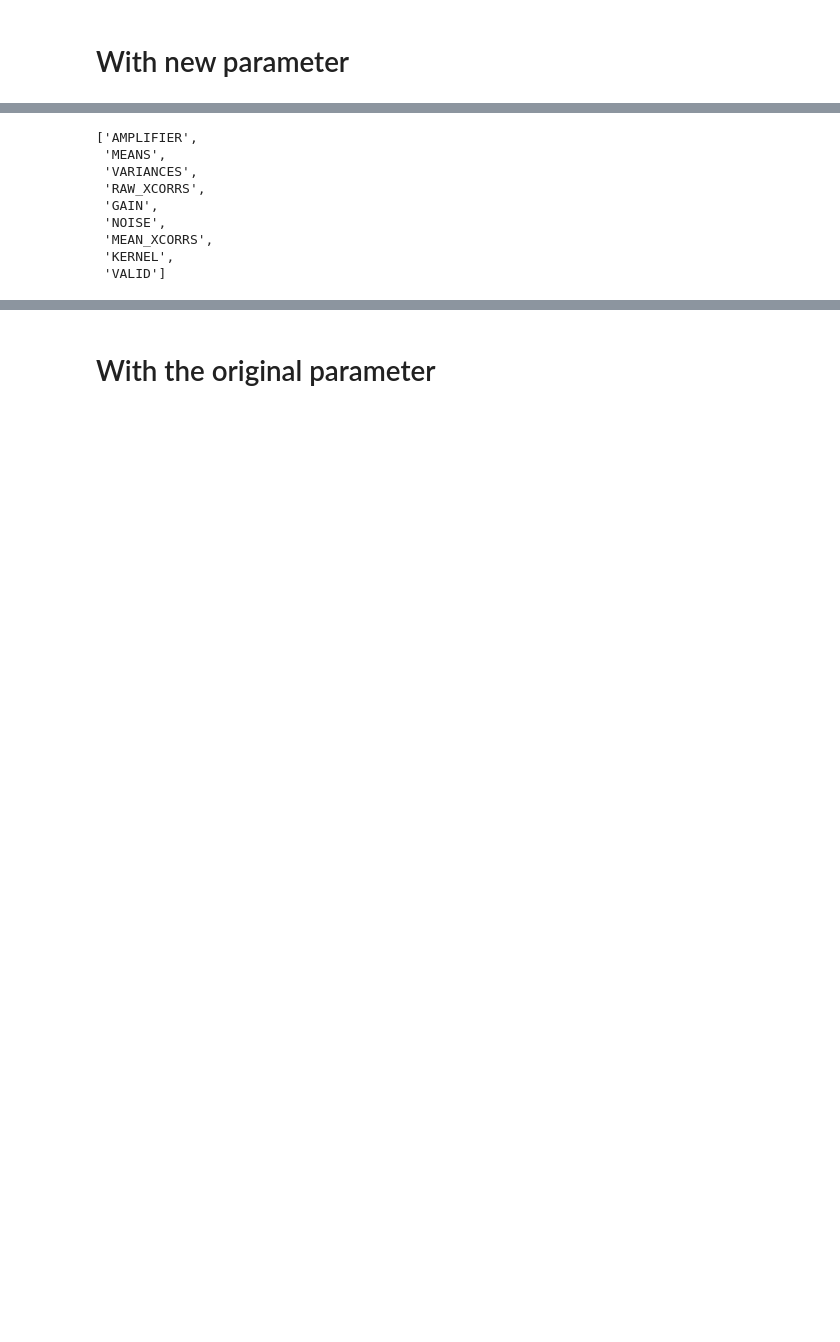
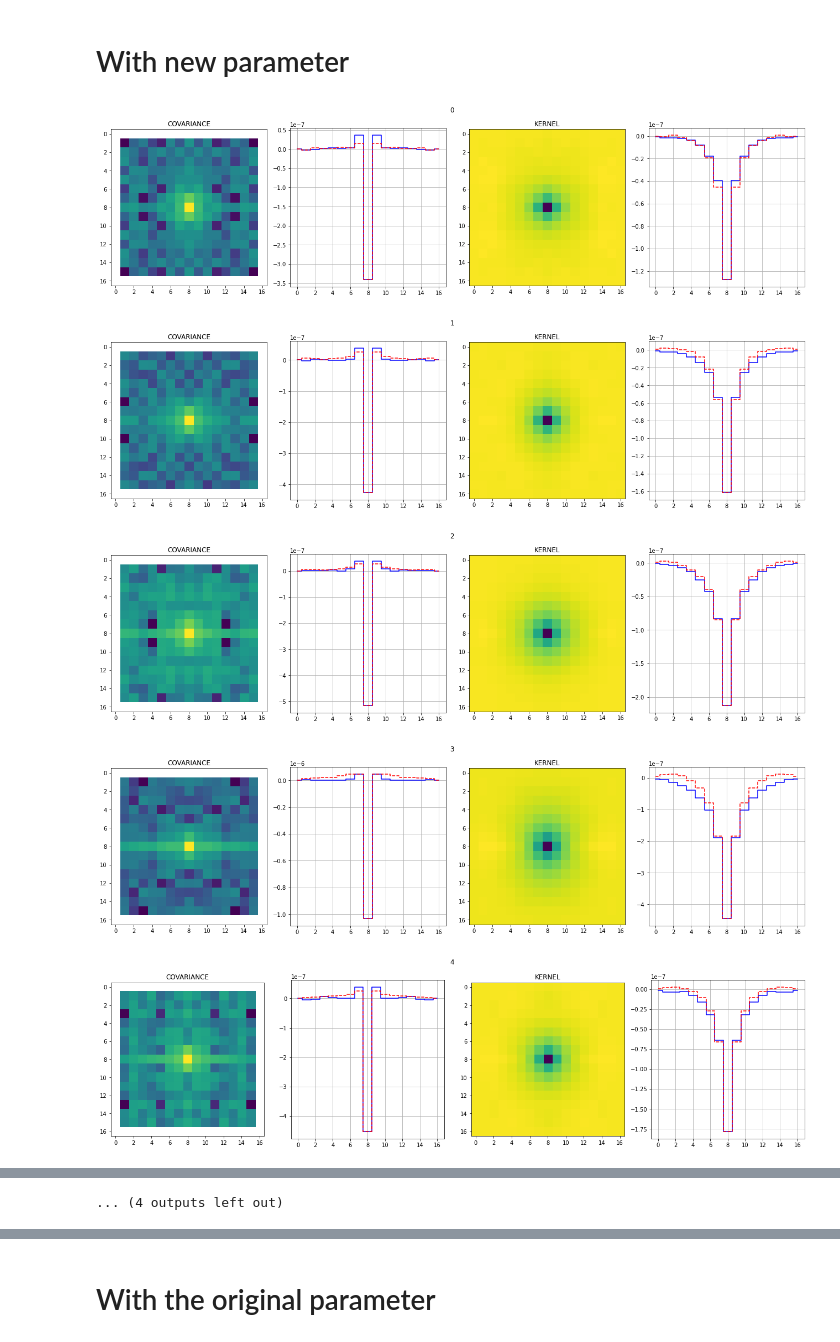
Before and after one commit to youtsumi/ButlerGen3Work, a Jupyter notebook: PTCCovKernelPlot.ipynb, the cells around one changed output, grey strips where cells are left out. Drawn from its saved outputs; the diff is of its cells as text; code cells hidden in the pictures; blank space fills up the shorter version.

```diff
--- a/PTCCovKernelPlot.ipynb
+++ b/PTCCovKernelPlot.ipynb
@@ -56,10 +73,17 @@ Error DatasetType('bfk', {instrument, detector}, BrighterFatterKernel, isCalibra
 # %%
 num = 0
 datasetRefs = list(subregistry.queryDatasets(datasetType="raw",where=where,collections=collections))
 raw = subbutler.get(datasetRefs[num])
 datasetRefs = list(subregistry.queryDatasets(datasetType="ptc",collections=["u/youtsumi/run_12781/bf_work/ptcs/20210610T163510Z"]))
 ptc = subbutler.get(datasetRefs[num])
 bfk = BrighterFatterKernelSolveTask()
 bfk.config.forceZeroSum = True
 bfk.config.correlationModelRadius = 3
 new = bfk.run(ptc,[raw],LsstCam().getCamera(),datasetRefs[num].dataId)
+mkplot(new)
+# %% [output]
+[figure, added]
+[figure, added]
+[figure, added]
+[figure, added]
+[figure, added]
@@ -66,12 +97 @@ new = bfk.run(ptc,[raw],LsstCam().getCamera(),datasetRefs[num].dataId)
+... (4 outputs left out)
-# %%
-new.getDict()["outputBFK"].toTable()[0].colnames
-# %% [output]
-['AMPLIFIER',
- 'MEANS',
- 'VARIANCES',
- 'RAW_XCORRS',
- 'GAIN',
- 'NOISE',
- 'MEAN_XCORRS',
- 'KERNEL',
- 'VALID']
```
Also changed, not shown: parts of 5 cells of this notebook.
